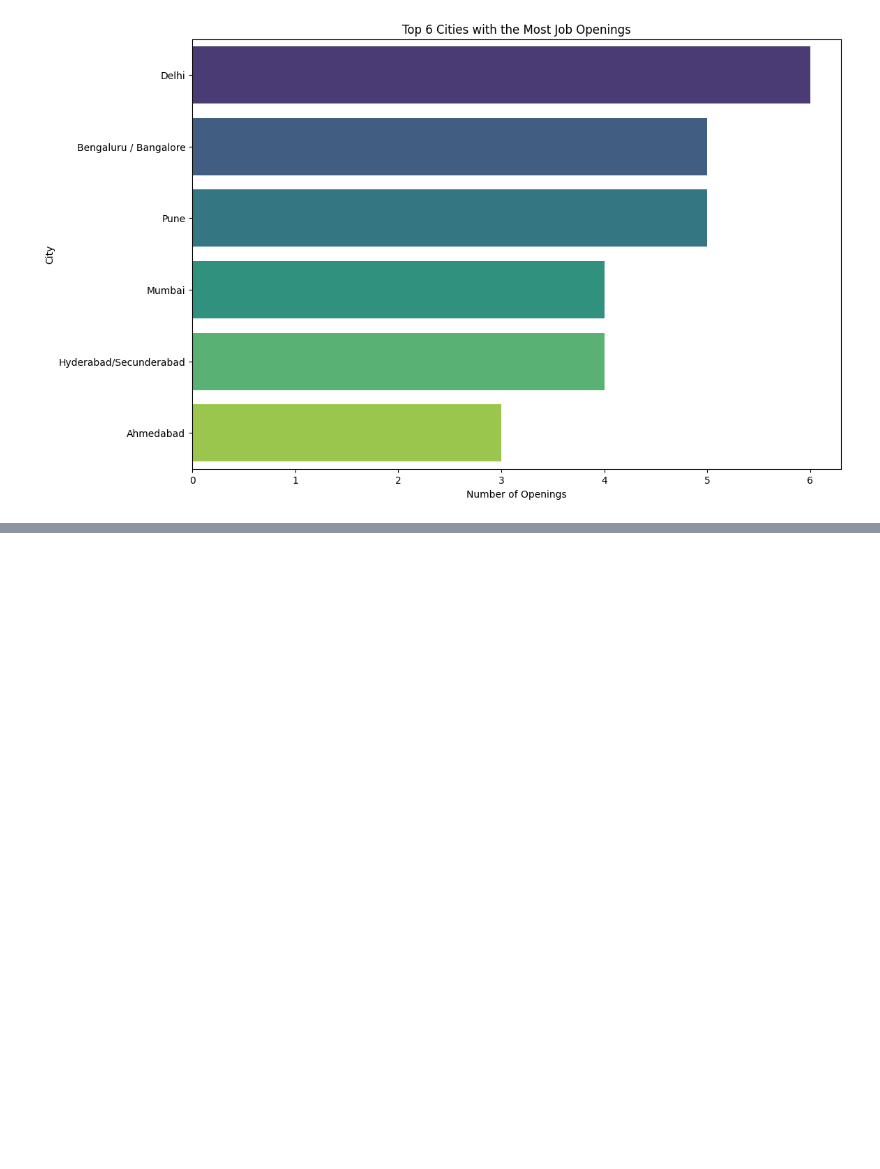
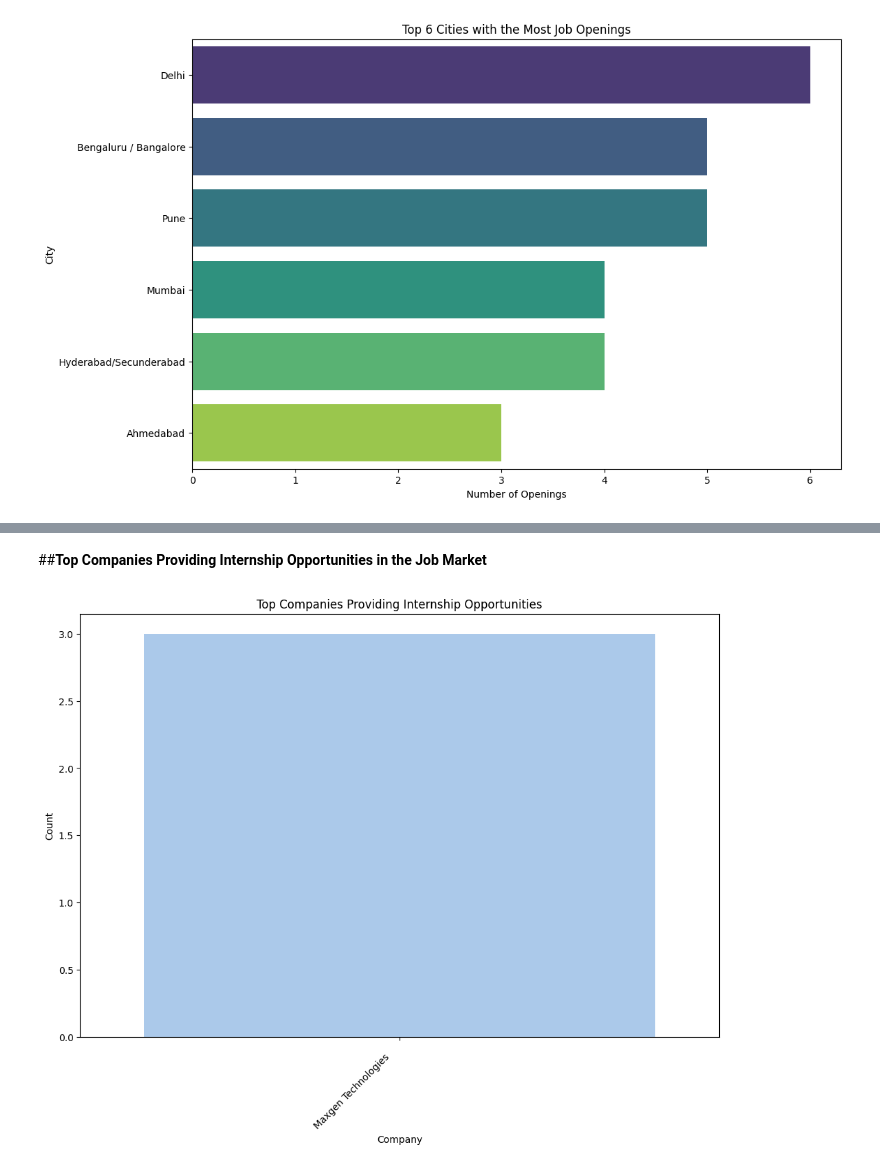
Before and after one commit to rohitpaul09/Web-Scraping-Data-Science-Job-Listings, a Jupyter notebook: Web_Scraping_Job_Listings.ipynb, the cells around one changed output, grey strips where cells are left out. Saved outputs shown, nothing was run; the diff lists cells and outputs as text; code cells hidden in the pictures; blank space fills up the shorter version.

```diff
--- a/Web_Scraping_Job_Listings.ipynb
+++ b/Web_Scraping_Job_Listings.ipynb
@@ -202,0 +234,31 @@ plt.show()
+# %% [markdown]
+##**Top Companies Providing Internship Opportunities in the Job Market**
+# %%
+import matplotlib.pyplot as plt
+import seaborn as sns
+
+# Count occurrences of 'Internship' in the 'Job Title' column
+df['Internship'] = df['Job Title'].apply(lambda x: 'Internship' in x)
+
+# Filter DataFrame for internship opportunities
+df_internship = df[df['Internship']]
+
+# Count the occurrences of each company providing internships
+company_counts_internship = df_internship['Company'].value_counts()
+
+# Plot the count of internship opportunities by company
+plt.figure(figsize=(12, 8))
+sns.barplot(x=company_counts_internship.index, y=company_counts_internship, palette='pastel')
+
+# Set labels and title
+plt.xlabel('Company')
+plt.ylabel('Count')
+plt.title('Top Companies Providing Internship Opportunities')
+
+# Rotate x-axis labels for better visibility
+plt.xticks(rotation=45, ha='right')
+
+# Show the plot
+plt.show()
+# %% [output]
+[figure, added]
```
Also changed, not shown: parts of 3 cells of this notebook.
